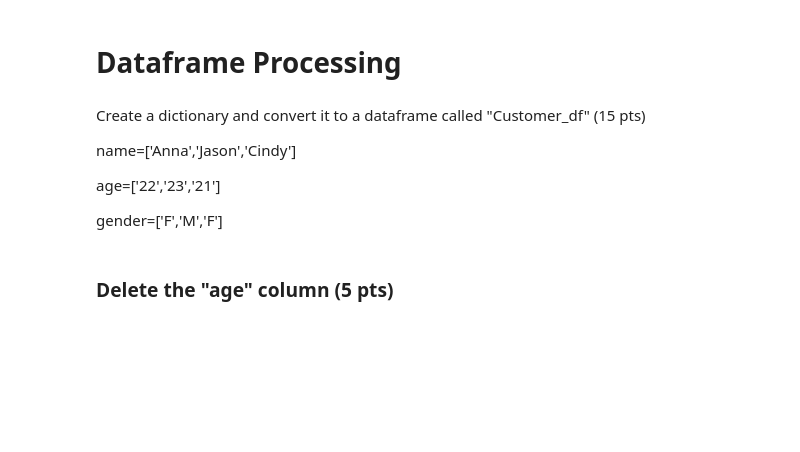
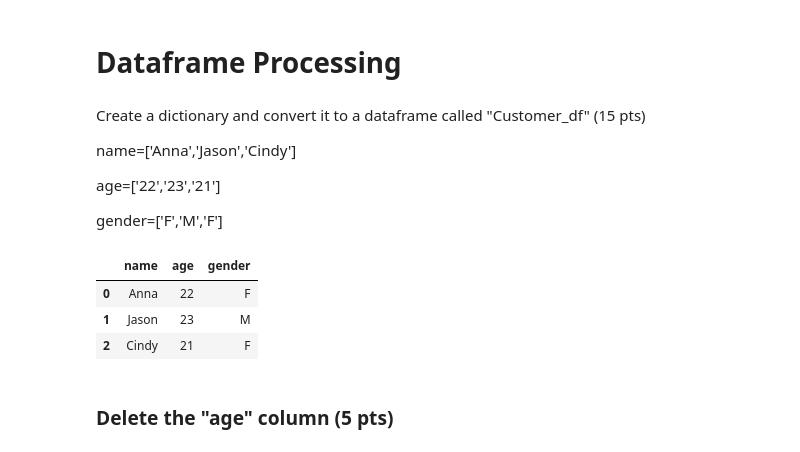
Before and after one commit to muh-hilmi/Tugas3_BD2, a Jupyter notebook: Tugas_Pandas.ipynb, the cells around one changed output. Saved outputs shown, nothing was run; the diff lists cells and outputs as text; code cells hidden in the pictures; blank space fills up the shorter version.

```diff
--- a/Tugas_Pandas.ipynb
+++ b/Tugas_Pandas.ipynb
@@ -68,6 +68,17 @@ age=['22','23','21']
 gender=['F','M','F']
 # %%
 #code goes here
+name=['Anna','Jason','Cindy']
+age=['22','23','21']
+gender=['F','M','F']
+
+#Customer_df = pd.DataFrame(list(zip(name,age,gender)))
+pd.DataFrame(list(zip(name,age,gender)),columns=['name','age','gender'])
+# %% [output]
+|  | name | age | gender |
+| 0 | Anna | 22 | F |
+| 1 | Jason | 23 | M |
+| 2 | Cindy | 21 | F |
 # %% [markdown]
 ### Delete the "age" column (5 pts)
 # %%
```
Also changed, not shown: 1 other file.
